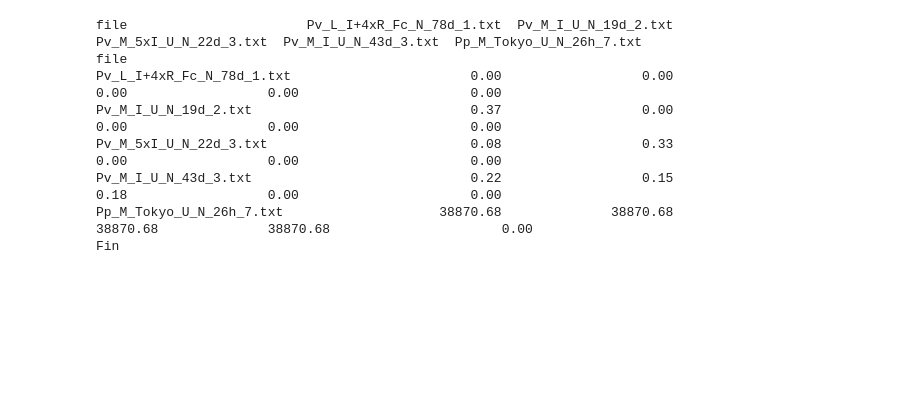
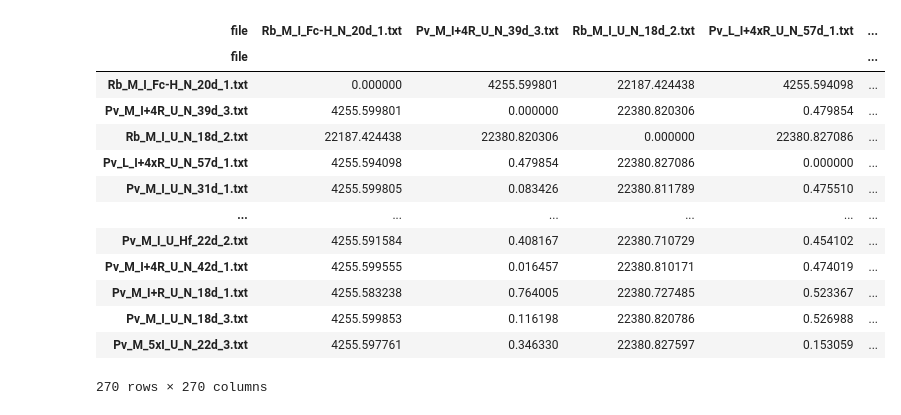
Before and after one commit to lilianjma/biological-networks-final, a Jupyter notebook: Analysis.ipynb, the cells around one changed output. Saved outputs shown, nothing was run; the diff lists cells and outputs as text; code cells hidden in the pictures; blank space fills up the shorter version.

```diff
--- a/Analysis.ipynb
+++ b/Analysis.ipynb
@@ -304,17 +398,34 @@ Pp_M_Tokyo_U_N_26h_7.txt                     0.091273         11244.072697
 # %%
 ##################     GET DISTANCE MATRIX     ##################
 lower_distance_df = lower_distance_matrix(df)
-print(lower_distance_df.to_string(float_format=lambda x: "%.2f" % x))
-
+# print(lower_distance_df.to_string(float_format=lambda x: "%.2f" % x))
 
 ##################     FINISHED     ##################
-print("Fin")
-# %% [output]
-file                       Pv_L_I+4xR_Fc_N_78d_1.txt  Pv_M_I_U_N_19d_2.txt  Pv_M_5xI_U_N_22d_3.txt  Pv_M_I_U_N_43d_3.txt  Pp_M_Tokyo_U_N_26h_7.txt
-file
-Pv_L_I+4xR_Fc_N_78d_1.txt                       0.00                  0.00                    0.00                  0.00                      0.00
-Pv_M_I_U_N_19d_2.txt                            0.37                  0.00                    0.00                  0.00                      0.00
-Pv_M_5xI_U_N_22d_3.txt                          0.08                  0.33                    0.00                  0.00                      0.00
-Pv_M_I_U_N_43d_3.txt                            0.22                  0.15                    0.18                  0.00                      0.00
-Pp_M_Tokyo_U_N_26h_7.txt                    38870.68              38870.68                38870.68              38870.68                      0.00
-Fin
+# %%
+n = lower_distance_df.shape[0]
+symmetric_matrix = np.zeros((n, n))
+for i in range(n):
+    for j in range(i + 1):
+        symmetric_matrix[i, j] = lower_distance_df.iloc[i, j]
+        symmetric_matrix[j, i] = lower_distance_df.iloc[i, j]
+
+# Convert symmetric matrix to DataFrame
+symmetric_distance_df = pd.DataFrame(symmetric_matrix, index=lower_distance_df.index, columns=lower_distance_df.columns)
+
+# Display the symmetric distance DataFrame
+symmetric_distance_df
+# %% [output]
+| file | Rb_M_I_Fc-H_N_20d_1.txt | Pv_M_I+4R_U_N_39d_3.txt | Rb_M_I_U_N_18d_2.txt | Pv_L_I+4xR_U_N_57d_1.txt | ... |
+| file |  |  |  |  | ... |
+| Rb_M_I_Fc-H_N_20d_1.txt | 0.000000 | 4255.599801 | 22187.424438 | 4255.594098 | ... |
+| Pv_M_I+4R_U_N_39d_3.txt | 4255.599801 | 0.000000 | 22380.820306 | 0.479854 | ... |
+| Rb_M_I_U_N_18d_2.txt | 22187.424438 | 22380.820306 | 0.000000 | 22380.827086 | ... |
+| Pv_L_I+4xR_U_N_57d_1.txt | 4255.594098 | 0.479854 | 22380.827086 | 0.000000 | ... |
+| Pv_M_I_U_N_31d_1.txt | 4255.599805 | 0.083426 | 22380.811789 | 0.475510 | ... |
+| ... | ... | ... | ... | ... | ... |
+| Pv_M_I_U_Hf_22d_2.txt | 4255.591584 | 0.408167 | 22380.710729 | 0.454102 | ... |
+| Pv_M_I+4R_U_N_42d_1.txt | 4255.599555 | 0.016457 | 22380.810171 | 0.474019 | ... |
+| Pv_M_I+R_U_N_18d_1.txt | 4255.583238 | 0.764005 | 22380.727485 | 0.523367 | ... |
+| Pv_M_I_U_N_18d_3.txt | 4255.599853 | 0.116198 | 22380.820786 | 0.526988 | ... |
+| Pv_M_5xI_U_N_22d_3.txt | 4255.597761 | 0.346330 | 22380.827597 | 0.153059 | ... |
+270 rows × 270 columns
```
Also changed, not shown: parts of 19 cells of this notebook, 5 other files.
